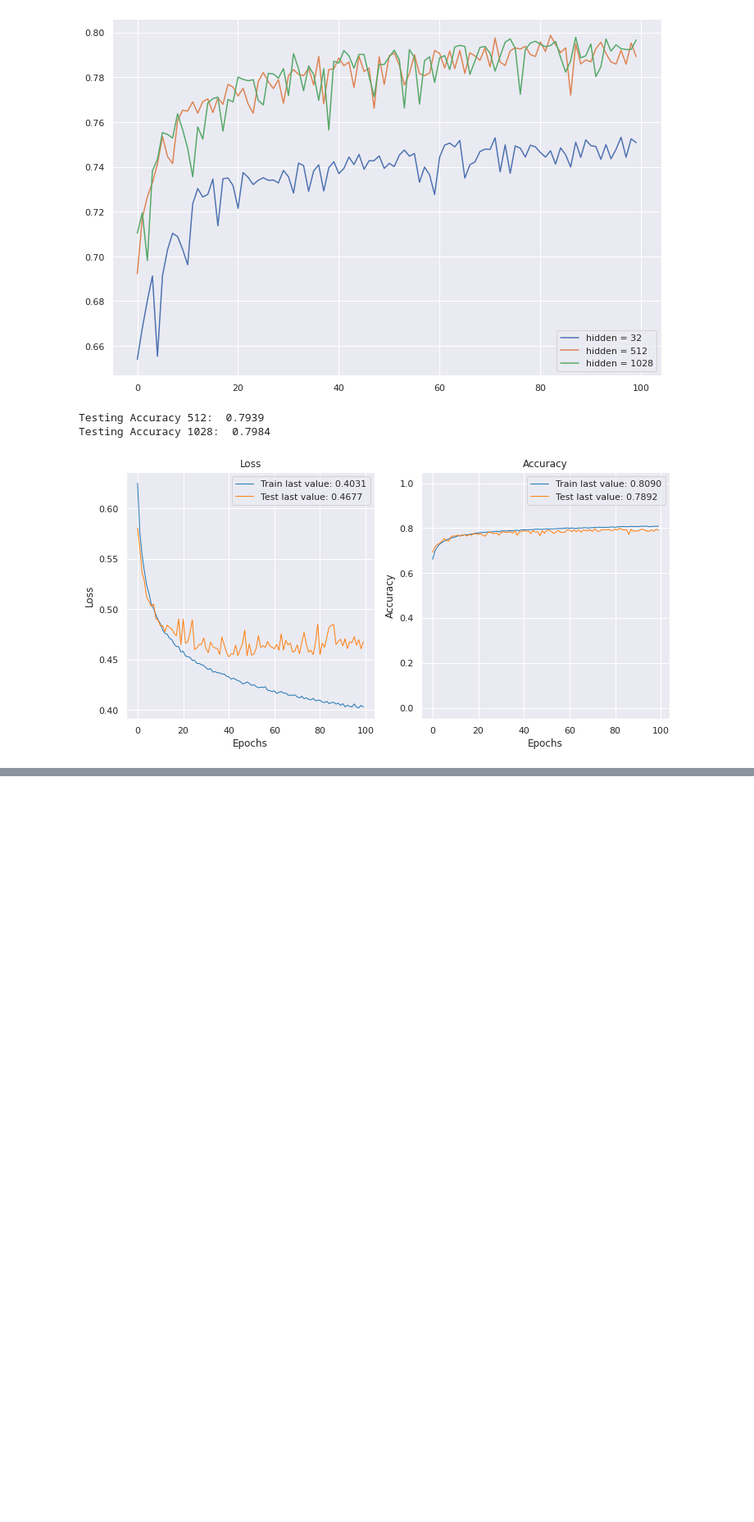
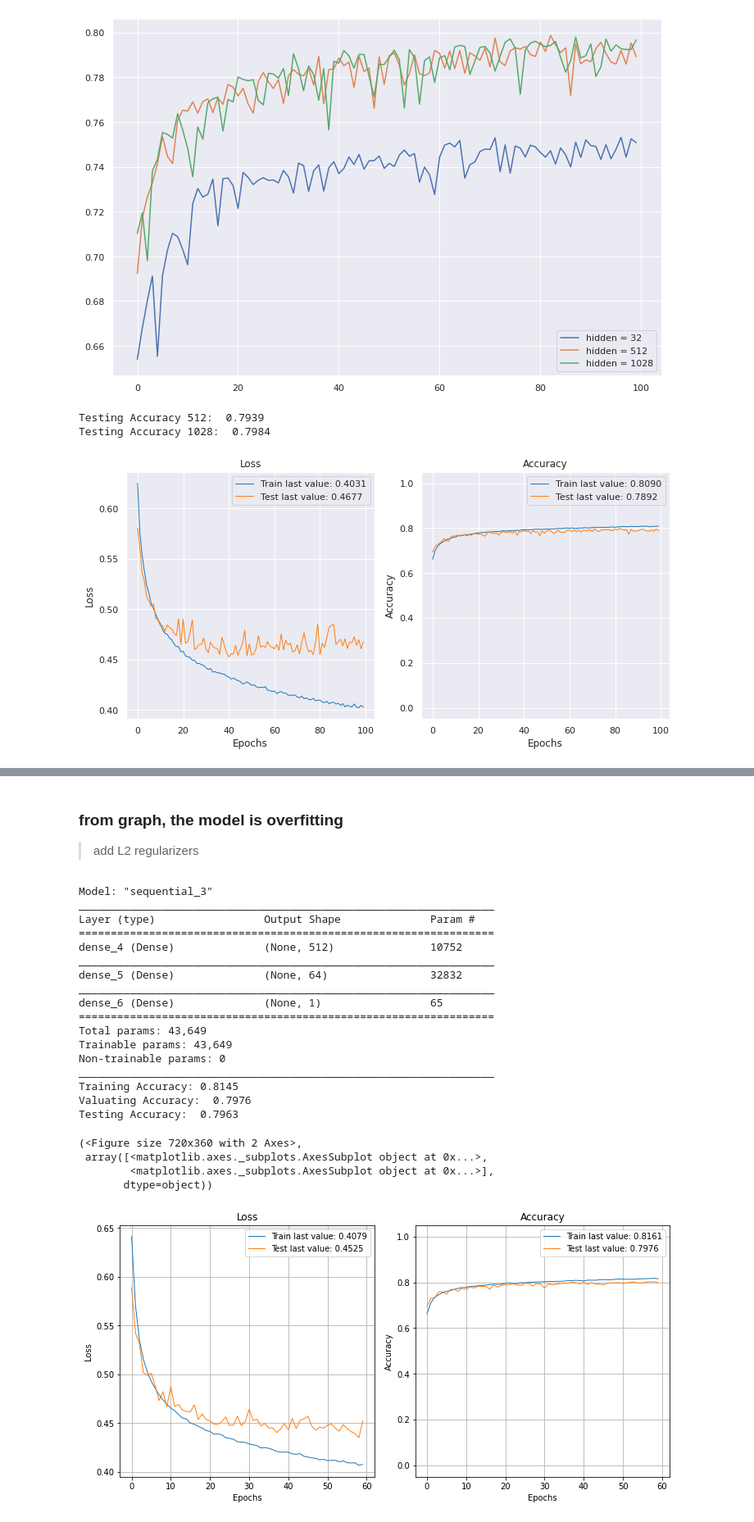
Before and after one commit to HeHeHuang/DeepLearningNLP, a Jupyter notebook: TextClassification_GenderFromName.ipynb, the cells around one changed output, grey strips where cells are left out. Shown at 82% size. Drawn from its saved outputs; the diff is of its cells as text; code cells hidden in the pictures; blank space fills up the shorter version.

```diff
--- a/TextClassification_GenderFromName.ipynb
+++ b/TextClassification_GenderFromName.ipynb
@@ -472,0 +465,53 @@ Testing Accuracy:  0.8081
+# %% [markdown]
+### from graph, the model is overfitting
+> add L2 regularizers
+# %%
+
+# create model with 1st hidden lay 512 units, 2rd hidden lay 64. with L2 regularizers
+model = Sequential()
+model.add(Dense(512, input_dim=maxlen, activation='relu',
+          kernel_regularizer=tf.keras.regularizers.l2(0.001)))
+model.add(Dense(64, activation='relu'))
+model.add(Dense(1, activation='sigmoid'))
+model.compile(optimizer='adam',
+              loss='binary_crossentropy',
+              metrics=['accuracy'])
+model.summary()
+
+# epochs=60
+hist = model.fit(X_train, y_train,
+                 epochs=60,
+                 verbose=False,
+                 validation_data=(X_test, y_test),
+                 batch_size=50)
+
+loss, accuracy = model.evaluate(X_train, y_train, verbose=False)
+print("Training Accuracy: {:.4f}".format(accuracy))
+loss, accuracy = model.evaluate(X_test, y_test, verbose=False)
+print("Valuating Accuracy:  {:.4f}".format(accuracy))
+loss, accuracy = model.evaluate(X_cv, y_cv, verbose=False)
+print("Testing Accuracy:  {:.4f}".format(accuracy))
+plot_history(hist.history)
+# %% [output]
+Model: "sequential_3"
+_________________________________________________________________
+Layer (type)                 Output Shape              Param #
+=================================================================
+dense_4 (Dense)              (None, 512)               10752
+_________________________________________________________________
+dense_5 (Dense)              (None, 64)                32832
+_________________________________________________________________
+dense_6 (Dense)              (None, 1)                 65
+=================================================================
+Total params: 43,649
+Trainable params: 43,649
+Non-trainable params: 0
+_________________________________________________________________
+Training Accuracy: 0.8145
+Valuating Accuracy:  0.7976
+Testing Accuracy:  0.7963
+(<Figure size 720x360 with 2 Axes>,
+ array([<matplotlib.axes._subplots.AxesSubplot object at 0x...>,
+        <matplotlib.axes._subplots.AxesSubplot object at 0x...>],
+       dtype=object))
+[figure, added]
```
Also changed, not shown: parts of 36 cells of this notebook.
